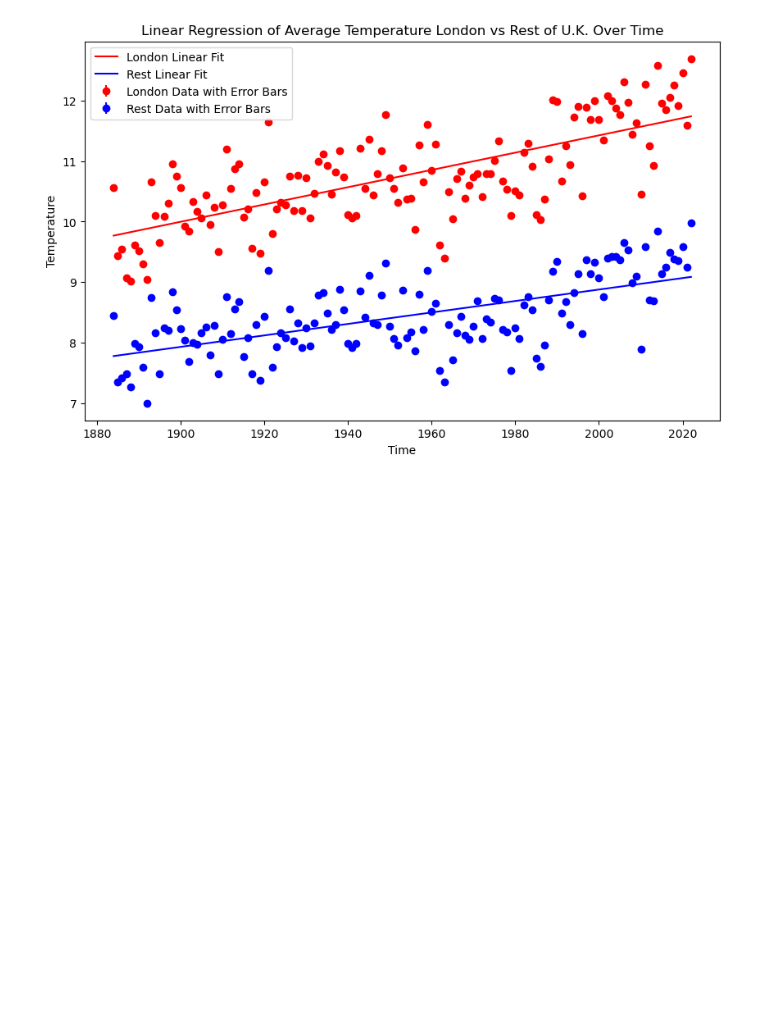
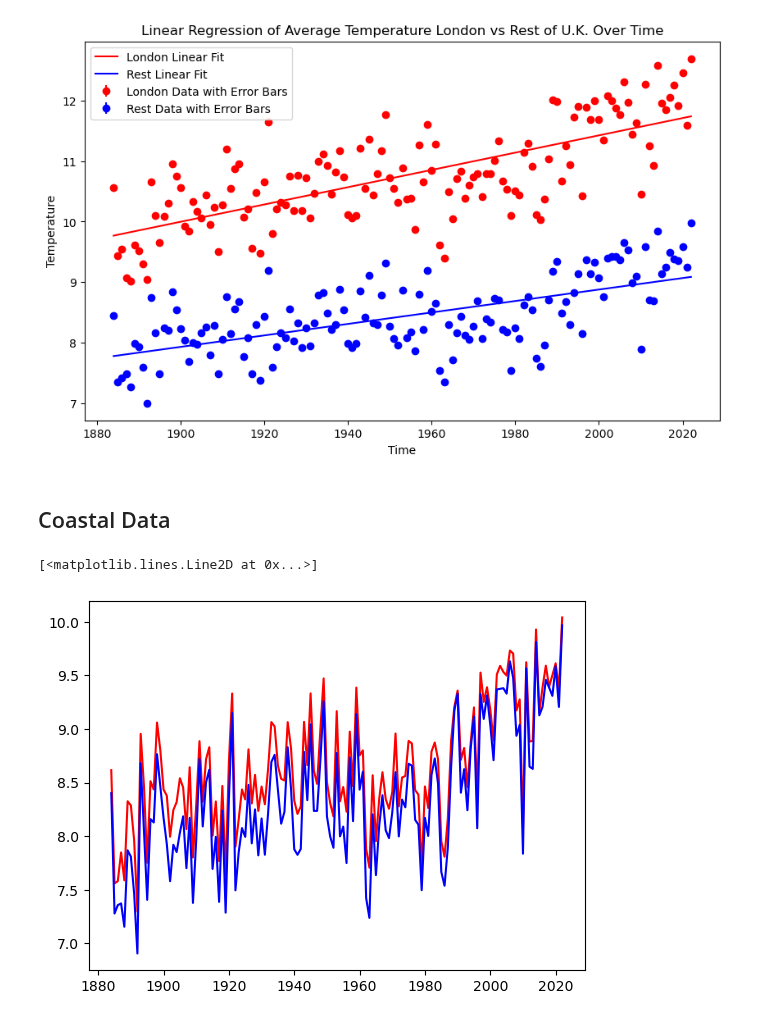
Before and after one commit to Iarla-Boyce/MSc-Project, a Jupyter notebook: 11-12.ipynb, the cells around one changed output. Cells and saved outputs as stored; diff of their text form; code cells hidden in the pictures; blank space fills up the shorter version.

```diff
--- a/11-12.ipynb
+++ b/11-12.ipynb
@@ -1061,3 +1061,5 @@ T statistic Rest 9.285699139471008
 P-value Rest 4.440892098500626e-16
 Z-score Rest 9.285699139471008
 [figure]
+# %% [markdown]
+## Coastal Data
@@ -1063,0 +1099,40 @@ Z-score Rest 9.285699139471008
+# %%
+# Convert shapefile coordinates to OS National Grid
+easting_coastline, northing_coastline = transform(wgs84, osgb36, lon_coastline, lat_coastline)
+
+# Round the coordinates to match the grid in the netcdf file
+easting_coastline = np.round(easting_coastline, decimals=2)
+northing_coastline = np.round(northing_coastline, decimals=2)
+
+# Create a mask based on the coastline coordinates
+coastline_mask = np.zeros_like(data['tas'].isel(time=0, drop=True), dtype=bool)
+for easting, northing in zip(easting_coastline, northing_coastline):
+    idx_x = np.abs(data['projection_x_coordinate'] - easting).argmin()
+    idx_y = np.abs(data['projection_y_coordinate'] - northing).argmin()
+    coastline_mask[idx_y, idx_x] = True
+
+non_coastline_mask = ~coastline_mask
+
+# Apply the mask to the climate data
+coast = data['tas'].where(coastline_mask)
+non_coast = np.array(data['tas'].where(non_coastline_mask))
+
+coastal_data = np.array(coast)
+non_coastal_data = np.array(non_coast)
+# %%
+import matplotlib.pyplot as plt
+from skimage.measure import block_reduce
+
+tas_coast = block_reduce(coastal_data, block_size=(12, 1, 1), func=np.mean, cval=np.mean(coastal_data))
+temp_coast = np.nanmean(tas_coast, axis=(1, 2))
+
+tas_inland = block_reduce(non_coastal_data, block_size=(12, 1, 1), func=np.mean, cval=np.mean(non_coastal_data))
+temp_inland = np.nanmean(tas_inland, axis=(1, 2))
+
+time = np.arange(1884,2023)
+
+plt.plot(time,temp_coast, 'r')
+plt.plot(time, temp_inland, 'b')
+# %% [output]
+[<matplotlib.lines.Line2D at 0x...>]
+[figure, added]
```
Also changed, not shown: parts of 3 cells of this notebook.
